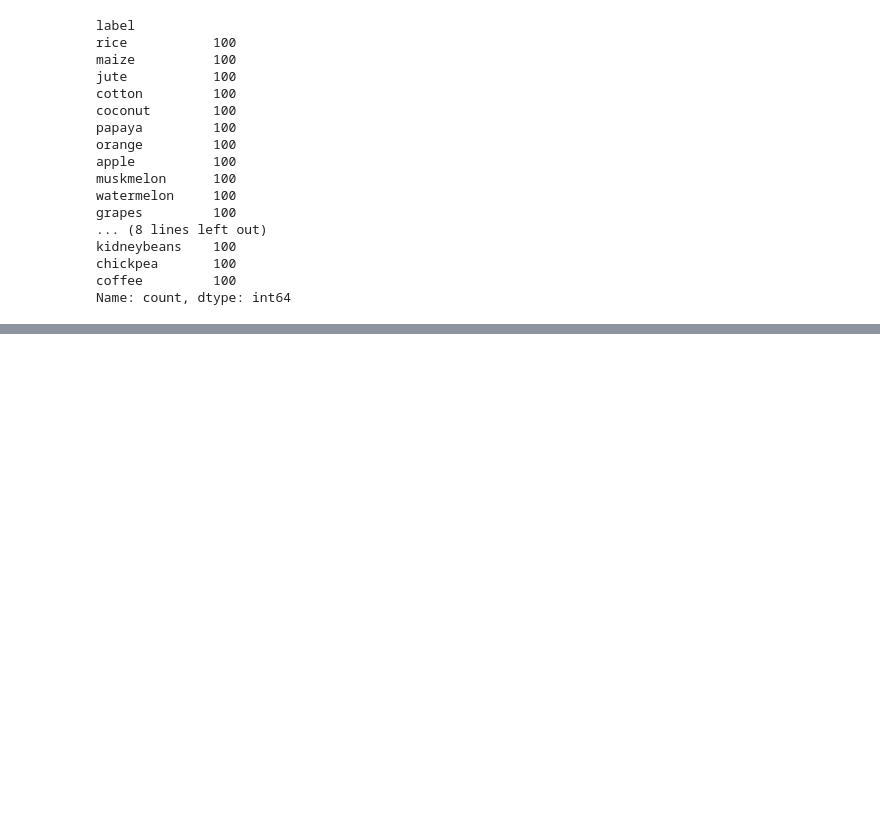
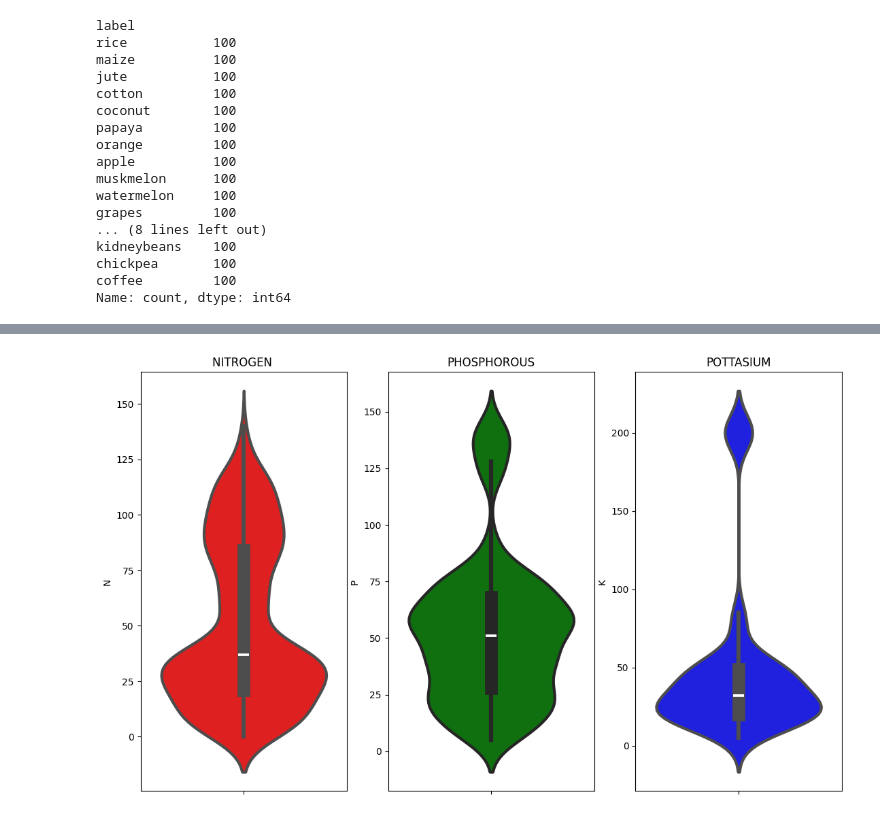
Before and after one commit to DipeshDhote/crop_recommendation, a Jupyter notebook: notebook/data/EDA.ipynb, the cells around one changed output, grey strips where cells are left out. Cells and saved outputs as stored; diff of their text form; code cells hidden in the pictures; blank space fills up the shorter version.

```diff
--- a/notebook/data/EDA.ipynb
+++ b/notebook/data/EDA.ipynb
@@ -108,0 +134,14 @@ Name: count, dtype: int64
+# %%
+plt.figure(figsize=(18,8))
+plt.subplot(1, 4, 1)
+plt.title('NITROGEN ')
+sns.violinplot(y='N',data=data,color='red',linewidth=3)
+plt.subplot(1, 4, 2)
+plt.title('PHOSPHOROUS')
+sns.violinplot(y='P',data=data,color='green',linewidth=3)
+plt.subplot(1, 4, 3)
+plt.title('POTTASIUM')
+sns.violinplot(y='K',data=data,color='blue',linewidth=3)
+plt.show()
+# %% [output]
+[figure, added]
```
Also changed, not shown: parts of 14 cells of this notebook, 7 other files.
